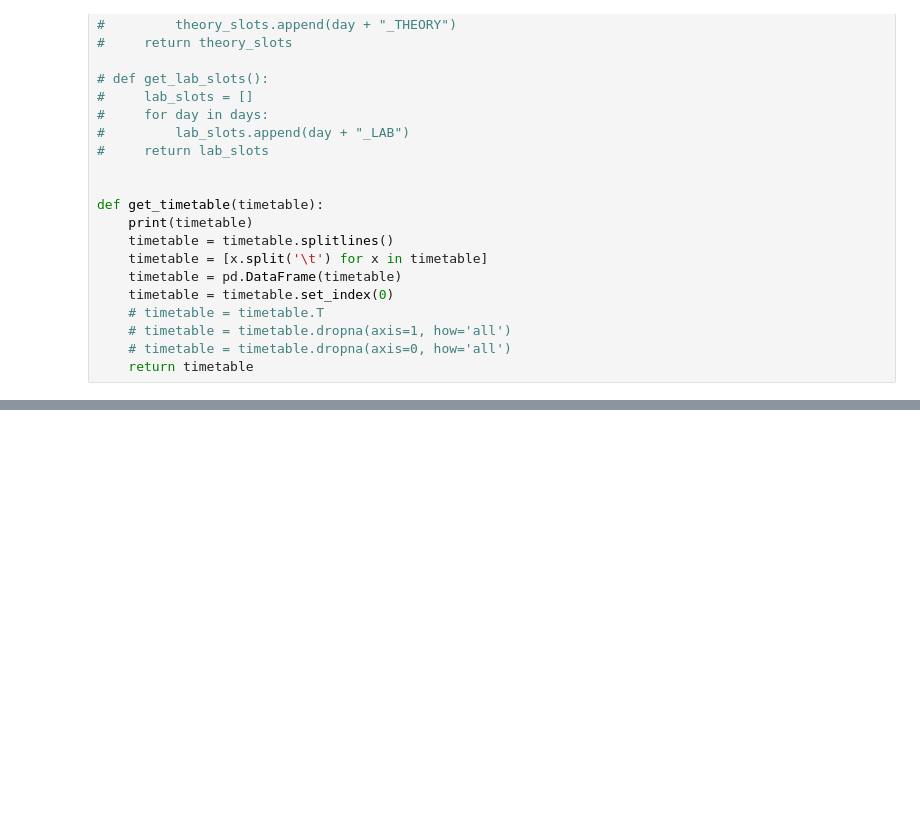
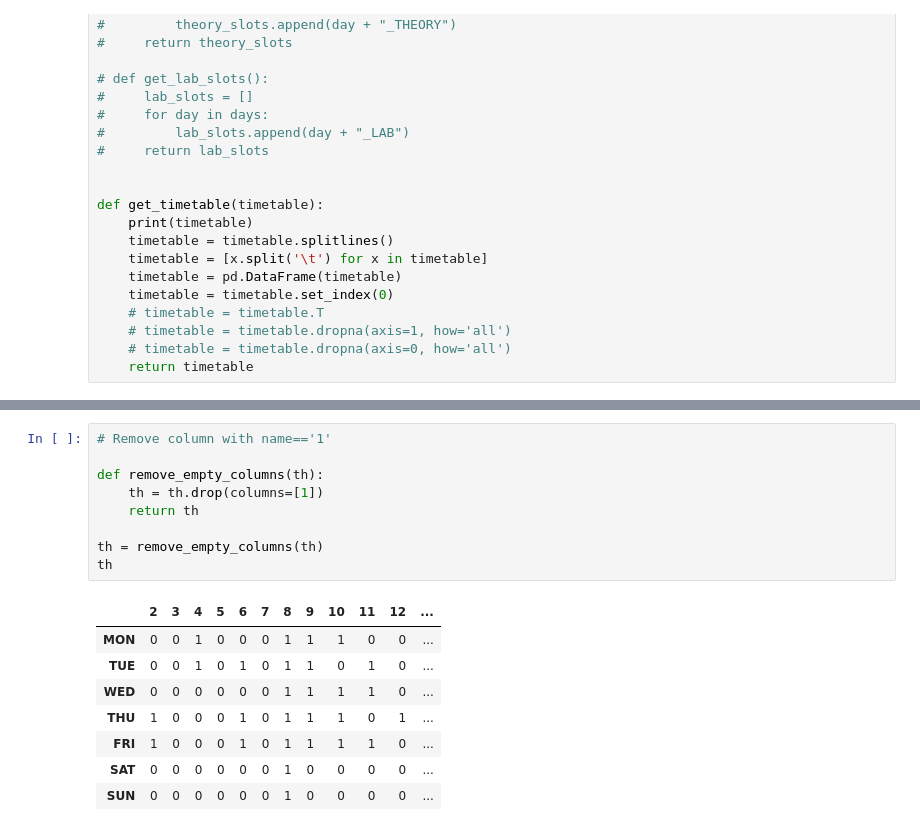
Before and after one commit to CaptAlpha/FreeSlotFinder, a Jupyter notebook: main.ipynb, the cells around one changed output, grey strips where cells are left out. Cells and saved outputs as stored; diff of their text form; blank space fills up the shorter version.

```diff
--- a/main.ipynb
+++ b/main.ipynb
@@ -148,0 +180,18 @@ lb
+# %%
+# Remove column with name=='1'
+
+def remove_empty_columns(th):
+    th = th.drop(columns=[1])
+    return th
+
+th = remove_empty_columns(th)
+th
+# %% [output]
+|  | 2 | 3 | 4 | 5 | 6 | 7 | 8 | 9 | 10 | 11 | 12 | ... |
+| MON | 0 | 0 | 1 | 0 | 0 | 0 | 1 | 1 | 1 | 0 | 0 | ... |
+| TUE | 0 | 0 | 1 | 0 | 1 | 0 | 1 | 1 | 0 | 1 | 0 | ... |
+| WED | 0 | 0 | 0 | 0 | 0 | 0 | 1 | 1 | 1 | 1 | 0 | ... |
+| THU | 1 | 0 | 0 | 0 | 1 | 0 | 1 | 1 | 1 | 0 | 1 | ... |
+| FRI | 1 | 0 | 0 | 0 | 1 | 0 | 1 | 1 | 1 | 1 | 0 | ... |
+| SAT | 0 | 0 | 0 | 0 | 0 | 0 | 1 | 0 | 0 | 0 | 0 | ... |
+| SUN | 0 | 0 | 0 | 0 | 0 | 0 | 1 | 0 | 0 | 0 | 0 | ... |
```
Also changed, not shown: parts of 4 cells of this notebook.
